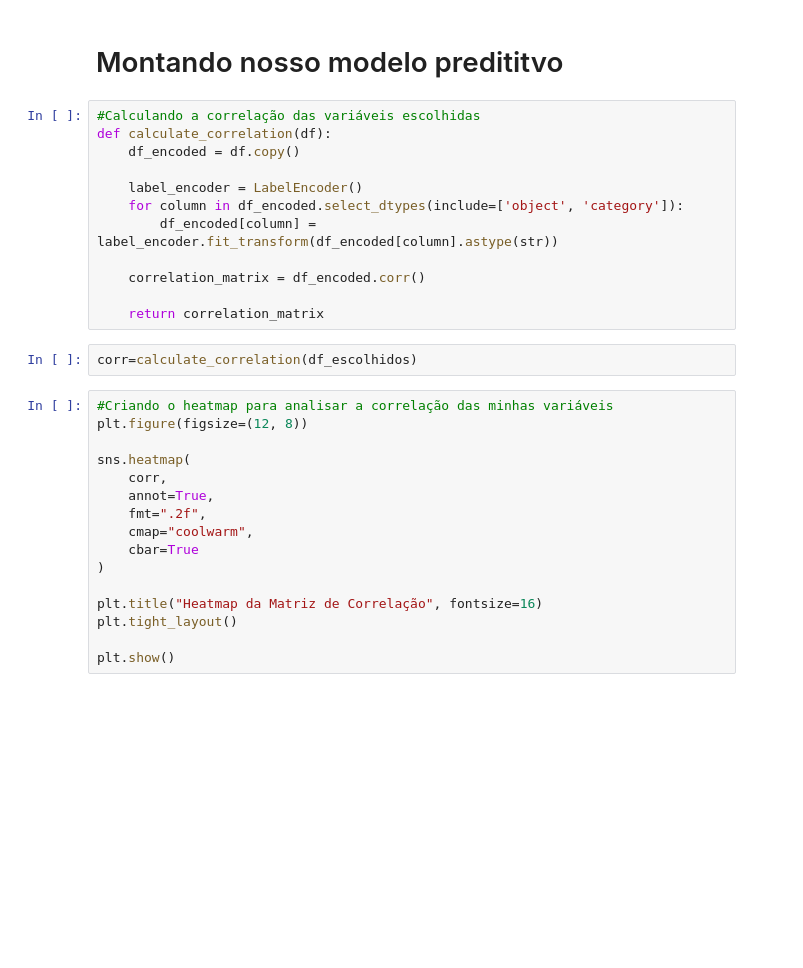
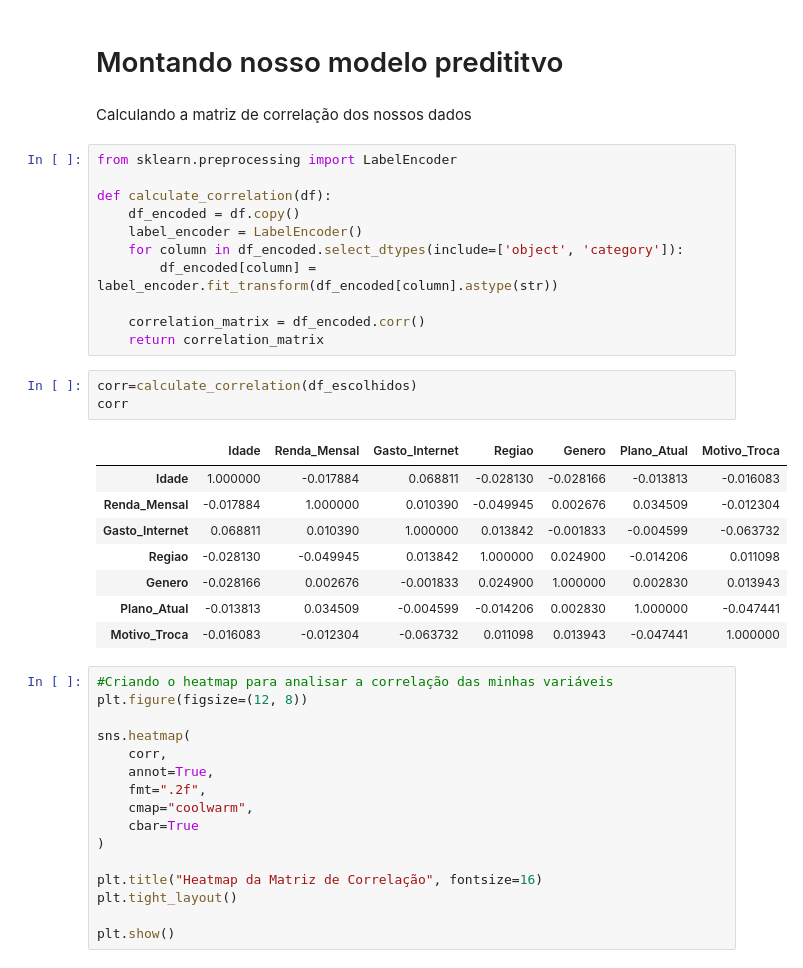
Before and after one commit to Joao-Gabriel05/Telecconect_analysis, a Jupyter notebook: limpeza_de_dados.ipynb, the cells around one changed output. Saved outputs shown, nothing was run; the diff lists cells and outputs as text; blank space fills up the shorter version.

```diff
--- a/limpeza_de_dados.ipynb
+++ b/limpeza_de_dados.ipynb
@@ -447,20 +287,31 @@ plt.show()
 [figure]
 # %% [markdown]
 # Montando nosso modelo predititvo
+# %% [markdown]
+Calculando a matriz de correlação dos nossos dados
 # %%
-#Calculando a correlação das variáveis escolhidas
+from sklearn.preprocessing import LabelEncoder
+
 def calculate_correlation(df):
     df_encoded = df.copy()
-
     label_encoder = LabelEncoder()
     for column in df_encoded.select_dtypes(include=['object', 'category']):
         df_encoded[column] = label_encoder.fit_transform(df_encoded[column].astype(str))
 
     correlation_matrix = df_encoded.corr()
-
     return correlation_matrix
 # %%
 corr=calculate_correlation(df_escolhidos)
+corr
+# %% [output]
+|  | Idade | Renda_Mensal | Gasto_Internet | Regiao | Genero | Plano_Atual | Motivo_Troca |
+| Idade | 1.000000 | -0.017884 | 0.068811 | -0.028130 | -0.028166 | -0.013813 | -0.016083 |
+| Renda_Mensal | -0.017884 | 1.000000 | 0.010390 | -0.049945 | 0.002676 | 0.034509 | -0.012304 |
+| Gasto_Internet | 0.068811 | 0.010390 | 1.000000 | 0.013842 | -0.001833 | -0.004599 | -0.063732 |
+| Regiao | -0.028130 | -0.049945 | 0.013842 | 1.000000 | 0.024900 | -0.014206 | 0.011098 |
+| Genero | -0.028166 | 0.002676 | -0.001833 | 0.024900 | 1.000000 | 0.002830 | 0.013943 |
+| Plano_Atual | -0.013813 | 0.034509 | -0.004599 | -0.014206 | 0.002830 | 1.000000 | -0.047441 |
+| Motivo_Troca | -0.016083 | -0.012304 | -0.063732 | 0.011098 | 0.013943 | -0.047441 | 1.000000 |
 # %%
 #Criando o heatmap para analisar a correlação das minhas variáveis
 plt.figure(figsize=(12, 8))
```
Also changed, not shown: parts of 7 cells of this notebook.
